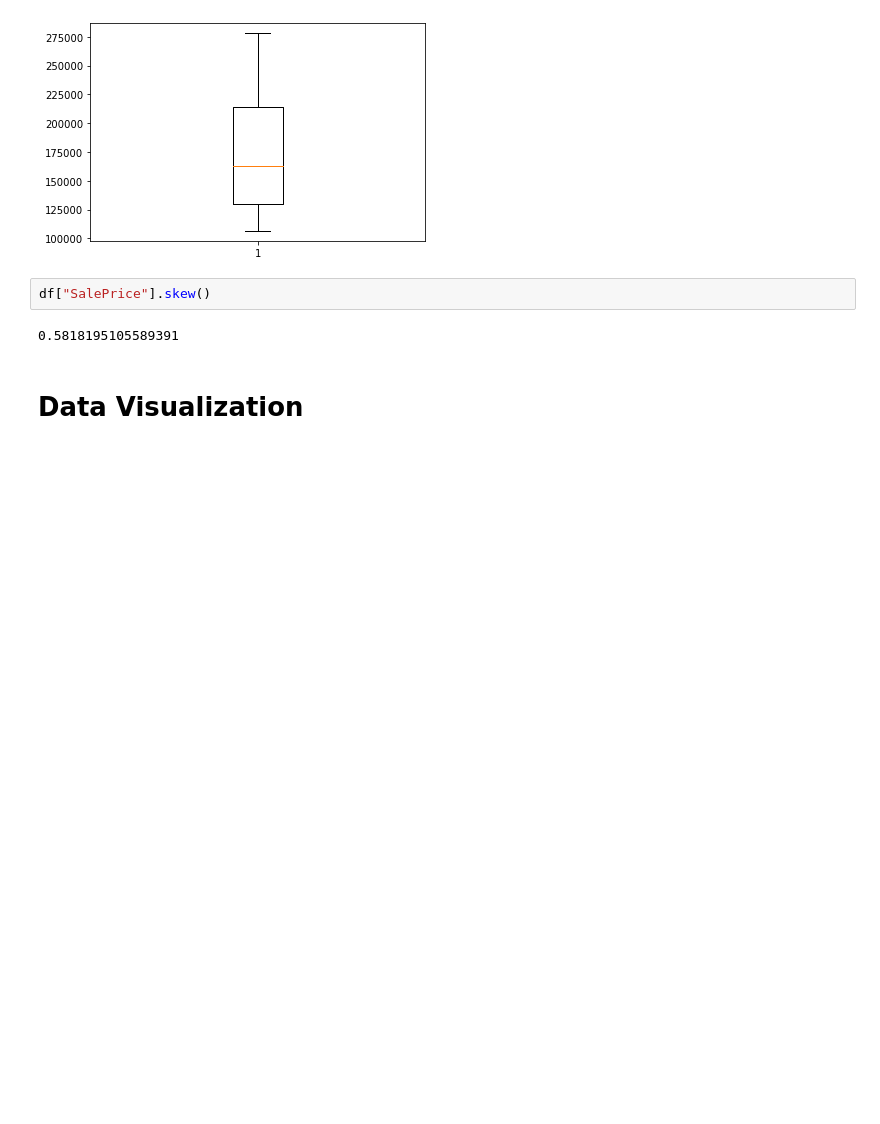
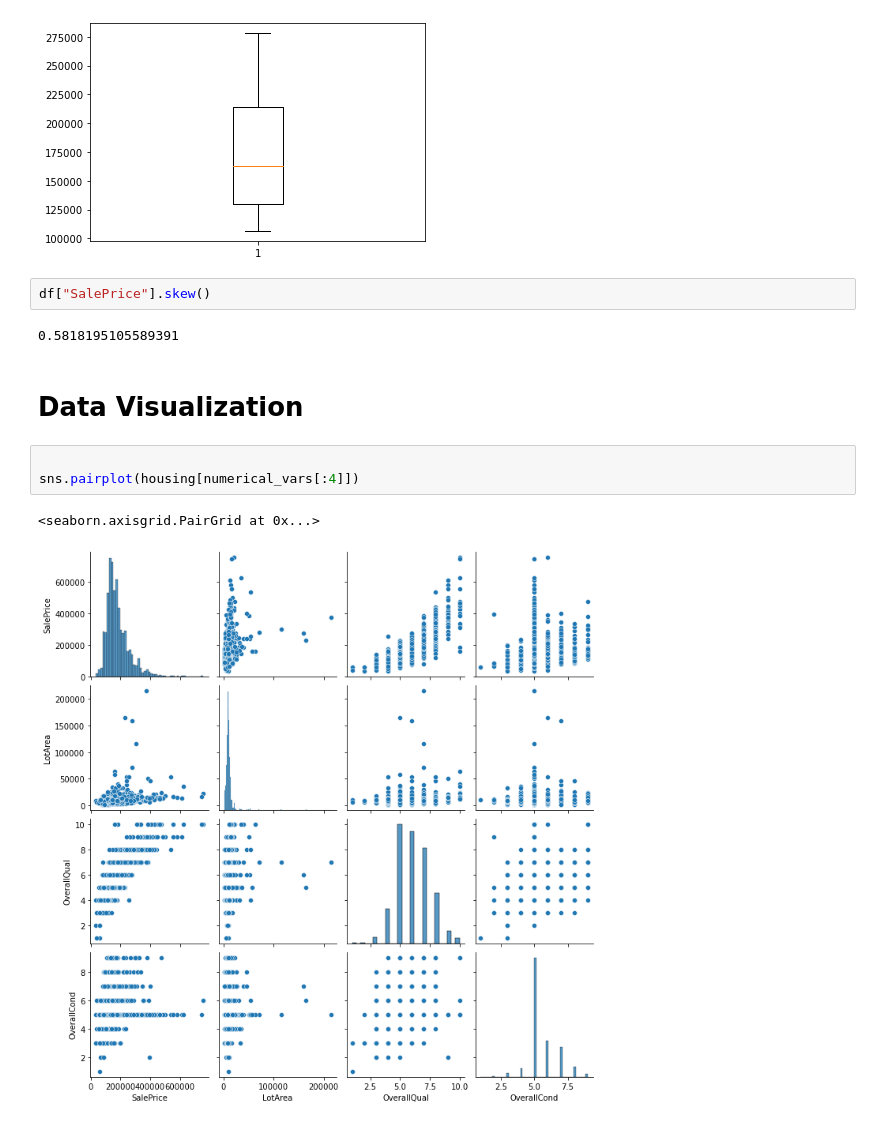
Before and after one commit to radhikascs/EDA-HousingData, a Jupyter notebook: HousingDataEDA.ipynb, the cells around one changed output. Cells and saved outputs as stored; diff of their text form; blank space fills up the shorter version.

```diff
--- a/HousingDataEDA.ipynb
+++ b/HousingDataEDA.ipynb
@@ -352,3 +352,9 @@ df["SalePrice"].skew()
 0.5818195105589391
 # %% [markdown]
 # Data Visualization
+# %%
+
+sns.pairplot(housing[numerical_vars[:4]])
+# %% [output]
+<seaborn.axisgrid.PairGrid at 0x...>
+[figure, added]
```
Also changed, not shown: parts of 1 cell of this notebook.
